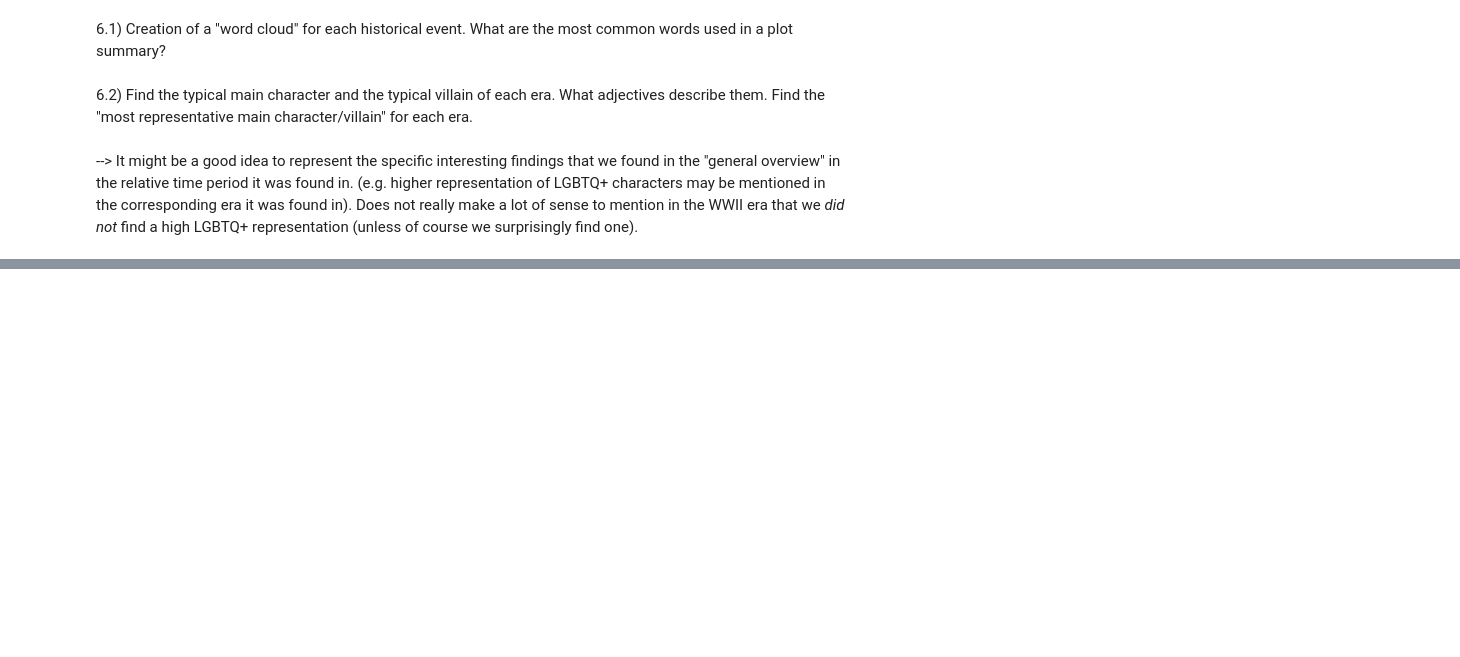
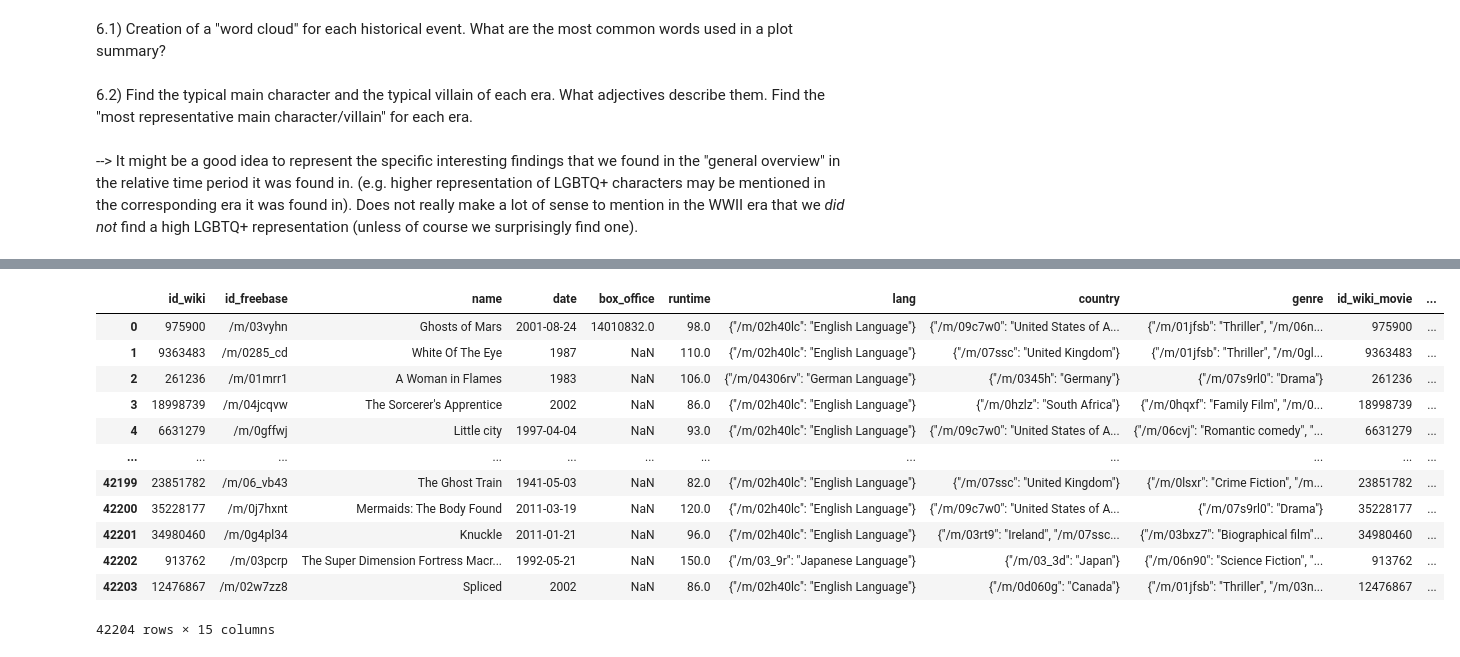
Before and after one commit to epfl-ada/ada-2023-project-onsecalme123, a Jupyter notebook: milestone2.ipynb, the cells around one changed output, grey strips where cells are left out. Cells and saved outputs as stored; diff of their text form; code cells hidden in the pictures; blank space fills up the shorter version.

Commit message:
events

```diff
--- a/milestone2.ipynb
+++ b/milestone2.ipynb
@@ -1134,0 +1211,6 @@ Comment: Only the first 20 elemenents of genres were printed here due to clarity
+# %%
+# Merging movie and plot_summaries datasets
+
+merged_df = pd.merge(movie_info, movie_plots, how='inner', left_on='id_wiki', right_on='id_wiki_movie').copy()
+
+print(merged_df.shape)
@@ -1134,0 +1225,13 @@ Comment: Only the first 20 elemenents of genres were printed here due to clarity
+# %%
+# Create a DataFrame for events dictionaries
+
+words = {'event_words': [ww1_dict, ww2_dict, lgbt_dict, technologies_dict]}
+dictionaries_df = pd.DataFrame(data=words, index=['WW1', 'WW2', 'LGBT', 'TECHNOLOGIES'])
+
+
+# Add a 'thresholds' column initialized with ones
+
+dictionaries_df['thresholds'] = 1
+
+
+display(dictionaries_df)
@@ -1134,0 +1244,18 @@ Comment: Only the first 20 elemenents of genres were printed here due to clarity
+# %%
+# Function to categorize movies based on the threshold for a specific event
+
+def categorize_event(summary, event_dict, threshold):
+    summary_words = set(word_tokenize(summary.lower()))
+    common_words_count = len(set(event_dict) & summary_words)
+    return common_words_count >= threshold
+
+
+# Function to add columns to DataFrame based on event categories
+
+def add_event_columns(df, dictionaries_df):
+    # Iterate over each event in dictionaries_df and add a column to df
+    for event, row in dictionaries_df.iterrows():
+        event_words = row['event_words']
+        threshold = row['thresholds']
+        df[event] = df['summary'].apply(lambda x: categorize_event(x, event_words, threshold))
+    return df
@@ -1134,0 +1264,18 @@ Comment: Only the first 20 elemenents of genres were printed here due to clarity
+# %%
+merged_df = add_event_columns(merged_df, dictionaries_df)
+
+display(merged_df)
+# %% [output]
+|  | id_wiki | id_freebase | name | date | box_office | runtime | lang | country | genre | id_wiki_movie | ... |
+| 0 | 975900 | /m/03vyhn | Ghosts of Mars | 2001-08-24 | 14010832.0 | 98.0 | {"/m/02h40lc": "English Language"} | {"/m/09c7w0": "United States of A... | {"/m/01jfsb": "Thriller", "/m/06n... | 975900 | ... |
+| 1 | 9363483 | /m/0285_cd | White Of The Eye | 1987 | NaN | 110.0 | {"/m/02h40lc": "English Language"} | {"/m/07ssc": "United Kingdom"} | {"/m/01jfsb": "Thriller", "/m/0gl... | 9363483 | ... |
+| 2 | 261236 | /m/01mrr1 | A Woman in Flames | 1983 | NaN | 106.0 | {"/m/04306rv": "German Language"} | {"/m/0345h": "Germany"} | {"/m/07s9rl0": "Drama"} | 261236 | ... |
+| 3 | 18998739 | /m/04jcqvw | The Sorcerer's Apprentice | 2002 | NaN | 86.0 | {"/m/02h40lc": "English Language"} | {"/m/0hzlz": "South Africa"} | {"/m/0hqxf": "Family Film", "/m/0... | 18998739 | ... |
+| 4 | 6631279 | /m/0gffwj | Little city | 1997-04-04 | NaN | 93.0 | {"/m/02h40lc": "English Language"} | {"/m/09c7w0": "United States of A... | {"/m/06cvj": "Romantic comedy", "... | 6631279 | ... |
+| ... | ... | ... | ... | ... | ... | ... | ... | ... | ... | ... | ... |
+| 42199 | 23851782 | /m/06_vb43 | The Ghost Train | 1941-05-03 | NaN | 82.0 | {"/m/02h40lc": "English Language"} | {"/m/07ssc": "United Kingdom"} | {"/m/0lsxr": "Crime Fiction", "/m... | 23851782 | ... |
+| 42200 | 35228177 | /m/0j7hxnt | Mermaids: The Body Found | 2011-03-19 | NaN | 120.0 | {"/m/02h40lc": "English Language"} | {"/m/09c7w0": "United States of A... | {"/m/07s9rl0": "Drama"} | 35228177 | ... |
+| 42201 | 34980460 | /m/0g4pl34 | Knuckle | 2011-01-21 | NaN | 96.0 | {"/m/02h40lc": "English Language"} | {"/m/03rt9": "Ireland", "/m/07ssc... | {"/m/03bxz7": "Biographical film"... | 34980460 | ... |
+| 42202 | 913762 | /m/03pcrp | The Super Dimension Fortress Macr... | 1992-05-21 | NaN | 150.0 | {"/m/03_9r": "Japanese Language"} | {"/m/03_3d": "Japan"} | {"/m/06n90": "Science Fiction", "... | 913762 | ... |
+| 42203 | 12476867 | /m/02w7zz8 | Spliced | 2002 | NaN | 86.0 | {"/m/02h40lc": "English Language"} | {"/m/0d060g": "Canada"} | {"/m/01jfsb": "Thriller", "/m/03n... | 12476867 | ... |
+42204 rows × 15 columns
```
Also changed, not shown: parts of 20 cells of this notebook.
